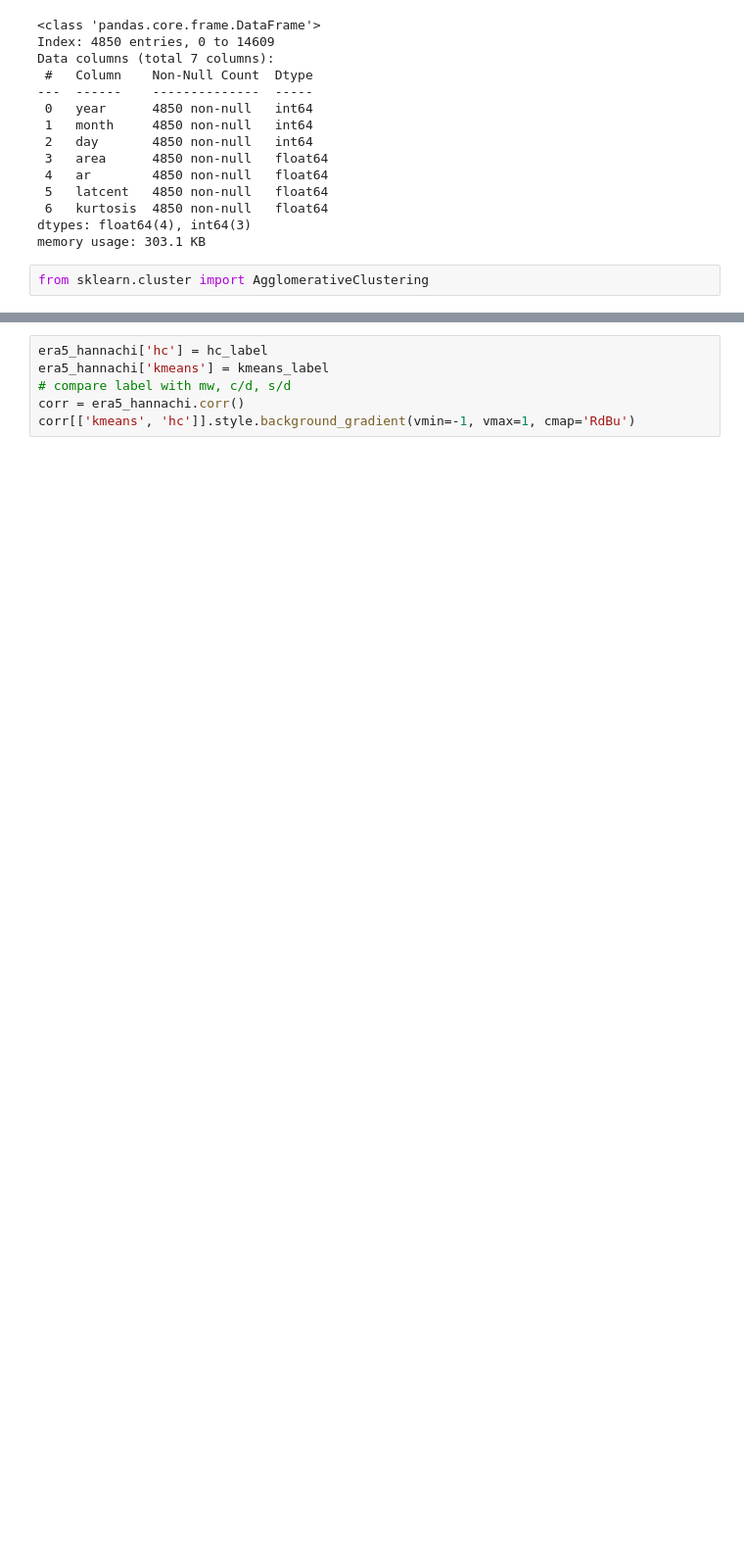
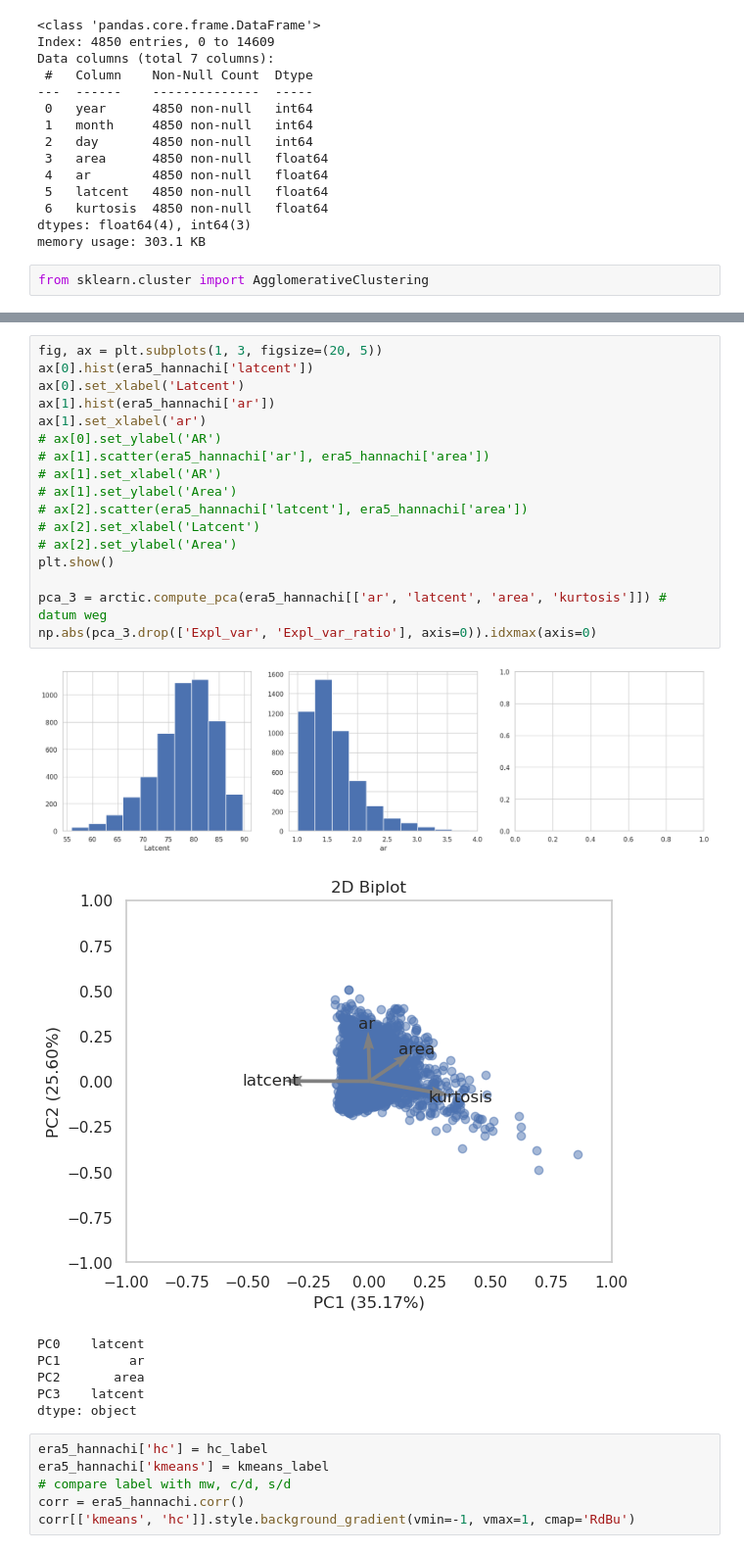
Before and after one commit to hGl0/arctic, a Jupyter notebook: UserStoryHannach.ipynb, the cells around one changed output, grey strips where cells are left out. Shown at 98% size. Saved outputs shown, nothing was run; the diff lists cells and outputs as text; blank space fills up the shorter version.

```diff
--- a/UserStoryHannach.ipynb
+++ b/UserStoryHannach.ipynb
@@ -167,3 +481,28 @@ kmeans_label = kmeans.labels_
+# %%
+fig, ax = plt.subplots(1, 3, figsize=(20, 5))
+ax[0].hist(era5_hannachi['latcent'])
+ax[0].set_xlabel('Latcent')
+ax[1].hist(era5_hannachi['ar'])
+ax[1].set_xlabel('ar')
+# ax[0].set_ylabel('AR')
+# ax[1].scatter(era5_hannachi['ar'], era5_hannachi['area'])
+# ax[1].set_xlabel('AR')
+# ax[1].set_ylabel('Area')
+# ax[2].scatter(era5_hannachi['latcent'], era5_hannachi['area'])
+# ax[2].set_xlabel('Latcent')
+# ax[2].set_ylabel('Area')
+plt.show()
+
+pca_3 = arctic.compute_pca(era5_hannachi[['ar', 'latcent', 'area', 'kurtosis']]) # datum weg
+np.abs(pca_3.drop(['Expl_var', 'Expl_var_ratio'], axis=0)).idxmax(axis=0)
+# %% [output]
+[figure, added]
+[figure, added]
+PC0    latcent
+PC1         ar
+PC2       area
+PC3    latcent
+dtype: object
 # %%
 era5_hannachi['hc'] = hc_label
 era5_hannachi['kmeans'] = kmeans_label
```
Also changed, not shown: parts of 18 cells of this notebook, 11 other files.
